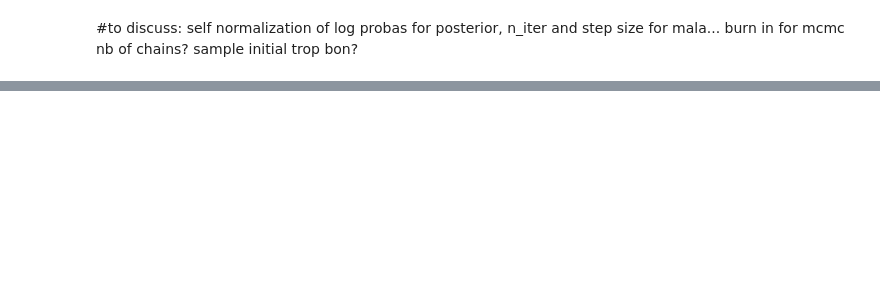
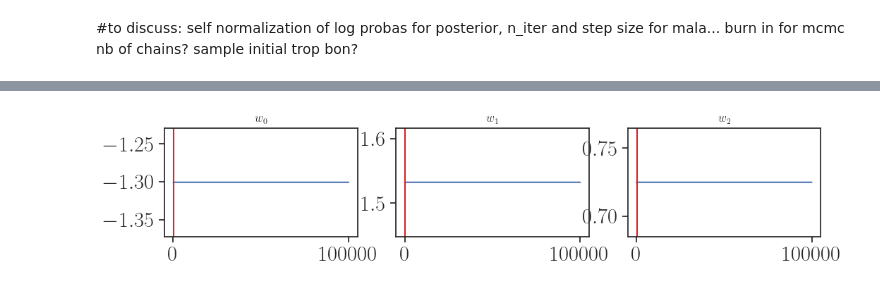
Before and after one commit to mrouault/mc-gibbs, a Jupyter notebook: notebooks/xps_gretsi.ipynb, the cells around one changed output, grey strips where cells are left out. Drawn from its saved outputs; the diff is of its cells as text; code cells hidden in the pictures; blank space fills up the shorter version.

```diff
--- a/notebooks/xps_gretsi.ipynb
+++ b/notebooks/xps_gretsi.ipynb
@@ -848,0 +1269,7 @@ sample initial trop bon?
+# %%
+#data
+num_points = 50
+X, rows, cols = make_biclusters(
+    (num_points, 2), 2, noise=0.6, random_state=314, minval=-3, maxval=3
+)
+y = rows[0] * 1.0  # y[i] = whether point i belongs to cluster 1
@@ -848,0 +1297,20 @@ sample initial trop bon?
+# %%
+rng_key, init_key = random.split(key, 2)
+
+w0 = jax.random.multivariate_normal(init_key, 0.1 + jnp.zeros(M), jnp.eye(M))
+rmh = blackjax.rmh(logdensity_fn, blackjax.mcmc.random_walk.normal(jnp.ones(M) * 0.05))
+initial_state = rmh.init(w0)
+# %%
+def inference_loop(rng_key, kernel, initial_state, num_samples):
+    @jax.jit
+    def one_step(state, rng_key):
+        state, _ = kernel(rng_key, state)
+        return state, state
+
+    keys = jax.random.split(rng_key, num_samples)
+    _, states = jax.lax.scan(one_step, initial_state, keys)
+
+    return states
+# %%
+rng_key, sample_key = jax.random.split(rng_key)
+states = inference_loop(sample_key, rmh.step, initial_state, 100_000)#long mh
@@ -848,0 +1321,11 @@ sample initial trop bon?
+# %%
+burnin = 300
+
+fig, ax = plt.subplots(1, 3, figsize=(12, 2))
+for i, axi in enumerate(ax):
+    axi.plot(states.position[:, i])
+    axi.set_title(f"$w_{i}$")
+    axi.axvline(x=burnin, c="tab:red")
+plt.show()
+# %% [output]
+[figure, added]
```
Also changed, not shown: parts of 111 cells of this notebook, 2 other files.
